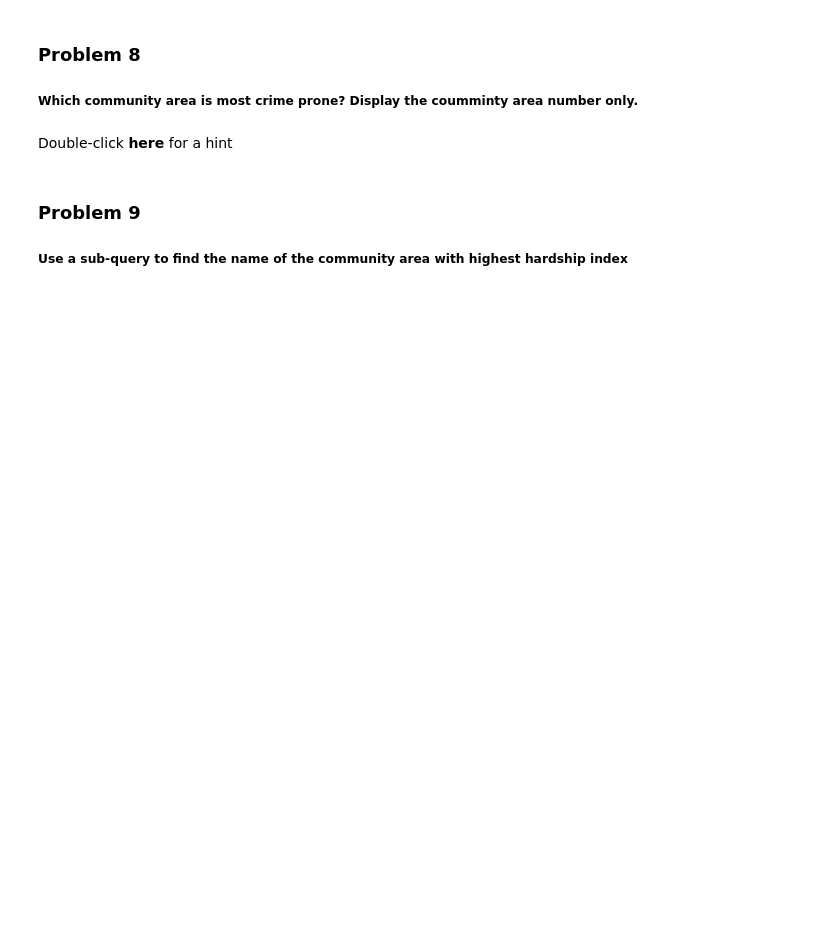
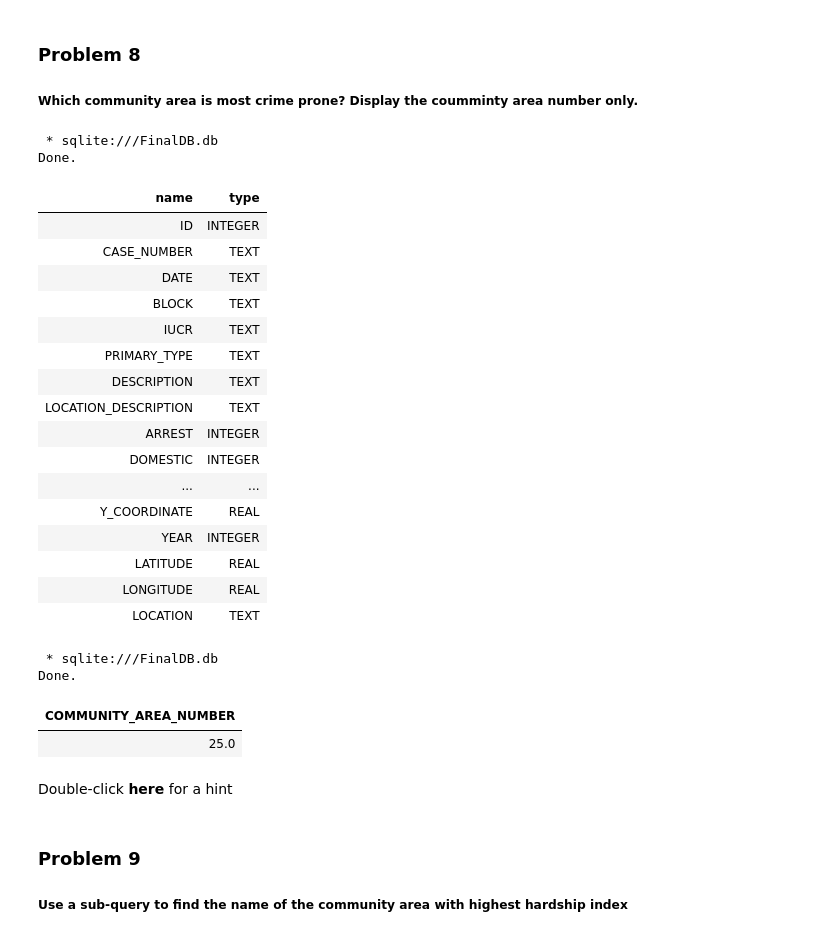
Before and after one commit to miladghavami/NEW_LERNING_PATH_FROM_SCRATCH, a Jupyter notebook: learning_2.ipynb, the cells around one changed output. Drawn from its saved outputs; the diff is of its cells as text; code cells hidden in the pictures; blank space fills up the shorter version.

```diff
--- a/learning_2.ipynb
+++ b/learning_2.ipynb
@@ -349,6 +417,43 @@ Done.
 ### Problem 8
 
 ##### Which community area is most crime prone? Display the coumminty area number only.
+# %%
+%%sql
+SELECT name, type
+FROM pragma_table_info('CHICAGO_CRIME_DATA')
+WHERE name LIKE "%%"
+# %% [output]
+ * sqlite:///FinalDB.db
+Done.
+| name | type |
+| ID | INTEGER |
+| CASE_NUMBER | TEXT |
+| DATE | TEXT |
+| BLOCK | TEXT |
+| IUCR | TEXT |
+| PRIMARY_TYPE | TEXT |
+| DESCRIPTION | TEXT |
+| LOCATION_DESCRIPTION | TEXT |
+| ARREST | INTEGER |
+| DOMESTIC | INTEGER |
+| ... | ... |
+| Y_COORDINATE | REAL |
+| YEAR | INTEGER |
+| LATITUDE | REAL |
+| LONGITUDE | REAL |
+| LOCATION | TEXT |
+# %%
+%%sql
+SELECT COMMUNITY_AREA_NUMBER
+FROM CHICAGO_CRIME_DATA
+GROUP BY COMMUNITY_AREA_NUMBER
+ORDER BY COUNT(*) DESC
+LIMIT 1;
+# %% [output]
+ * sqlite:///FinalDB.db
+Done.
+| COMMUNITY_AREA_NUMBER |
+| 25.0 |
 # %% [markdown]
 
 Double-click **here** for a hint
```
Also changed, not shown: parts of 10 cells of this notebook.
